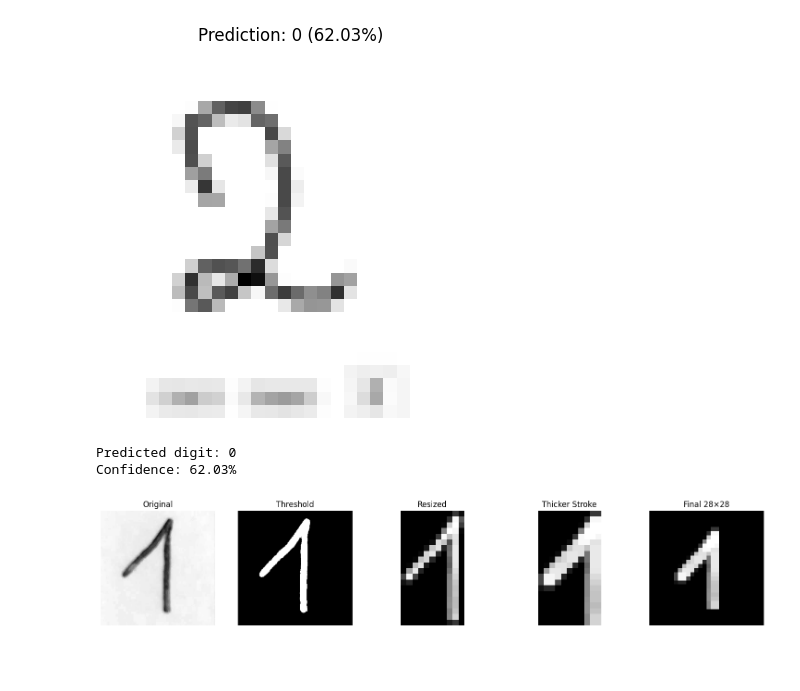
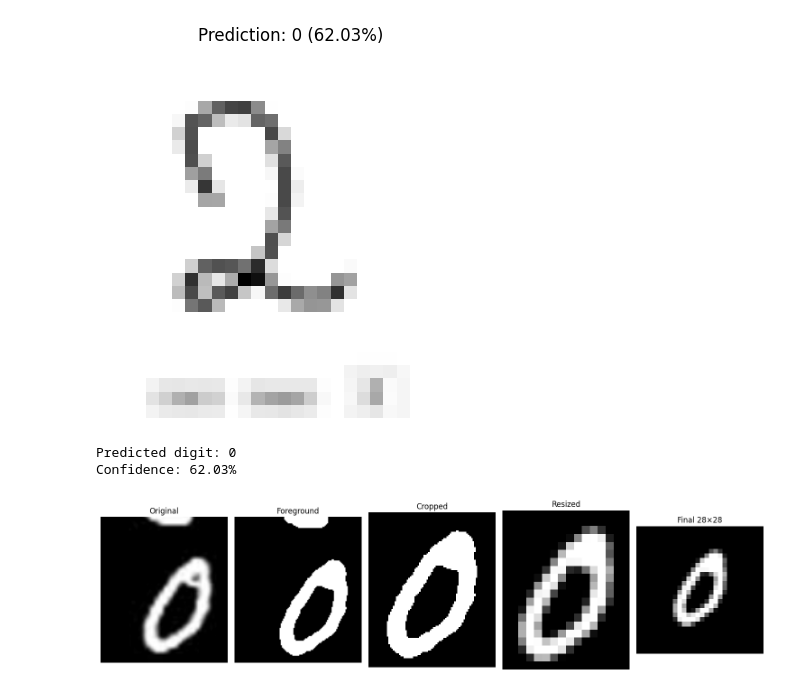
Before and after one commit to leathermajesty/Handwritten-Digit-Recognition, a Jupyter notebook: notebooks/local_finetuning.ipynb, the cells around one changed output. Cells and saved outputs as stored; diff of their text form; code cells hidden in the pictures; blank space fills up the shorter version.

```diff
--- a/notebooks/local_finetuning.ipynb
+++ b/notebooks/local_finetuning.ipynb
@@ -346,11 +564,11 @@ def preprocess_digit(image_path, debug=True):
 
     return model_input
 # %%
-image_path = "../test_images/1.png"
+image_path = "../test_images/0.png"
 
 processed = preprocess_digit(image_path)
 # %% [output]
-[figure, old version]
+[figure, new version]
 # %%
 prediction = model.predict(processed, verbose=0)
 
```
Also changed, not shown: parts of 6 cells of this notebook, 8 other files.
